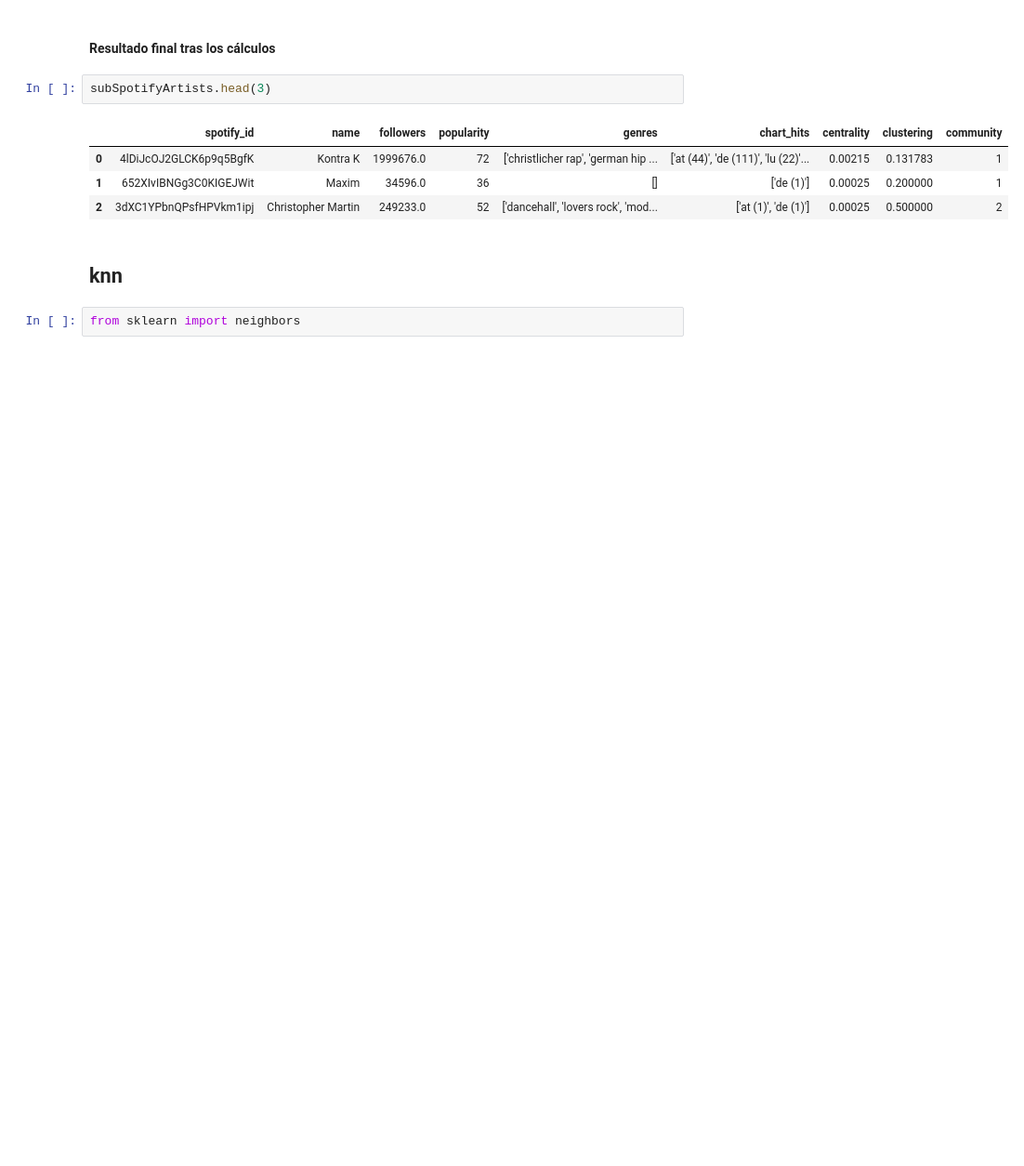
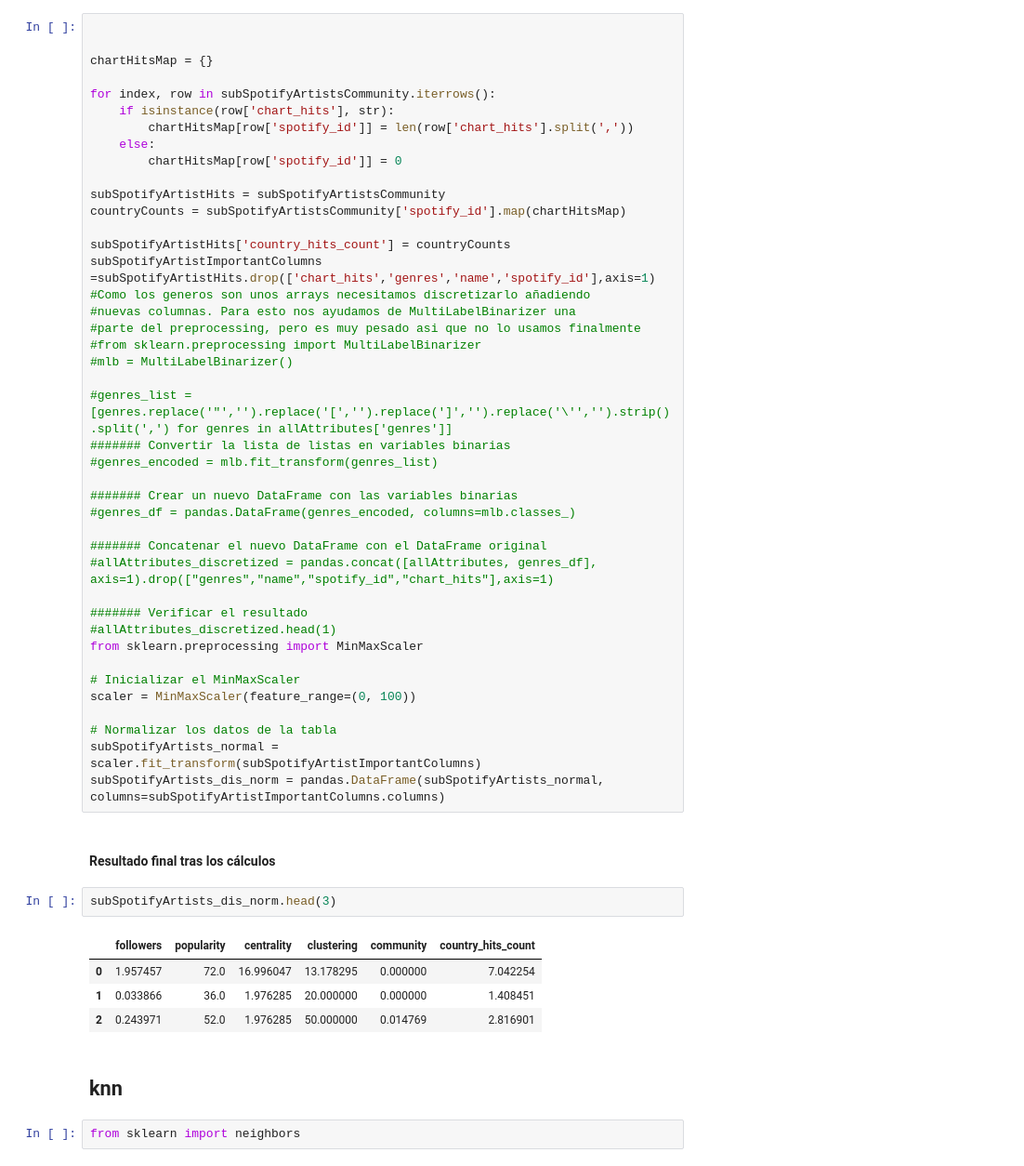
Before and after one commit to JaviFdez7/Relational-Machine-Learning-Article, a Jupyter notebook: src/relational-automatic-learning.ipynb, the cells around one changed output. Shown: that part at 93% size. Cells and saved outputs as stored; diff of their text form; blank space fills up the shorter version.

Commit message:
knn discances charts

```diff
--- a/src/relational-automatic-learning.ipynb
+++ b/src/relational-automatic-learning.ipynb
@@ -229,12 +203,54 @@ print(subSpotifyArtists[['spotify_id', 'centrality', 'clustering', 'community']]
+# %%
+
+
+chartHitsMap = {}
+
+for index, row in subSpotifyArtistsCommunity.iterrows():
+    if isinstance(row['chart_hits'], str):
+        chartHitsMap[row['spotify_id']] = len(row['chart_hits'].split(','))
+    else:
+        chartHitsMap[row['spotify_id']] = 0
+
+subSpotifyArtistHits = subSpotifyArtistsCommunity
+countryCounts = subSpotifyArtistsCommunity['spotify_id'].map(chartHitsMap)
+
+subSpotifyArtistHits['country_hits_count'] = countryCounts
+subSpotifyArtistImportantColumns =subSpotifyArtistHits.drop(['chart_hits','genres','name','spotify_id'],axis=1)
+#Como los generos son unos arrays necesitamos discretizarlo añadiendo
+#nuevas columnas. Para esto nos ayudamos de MultiLabelBinarizer una
+#parte del preprocessing, pero es muy pesado asi que no lo usamos finalmente
+#from sklearn.preprocessing import MultiLabelBinarizer
+#mlb = MultiLabelBinarizer()
+
+#genres_list = [genres.replace('"','').replace('[','').replace(']','').replace('\'','').strip().split(',') for genres in allAttributes['genres']]
+####### Convertir la lista de listas en variables binarias
+#genres_encoded = mlb.fit_transform(genres_list)
+
+####### Crear un nuevo DataFrame con las variables binarias
+#genres_df = pandas.DataFrame(genres_encoded, columns=mlb.classes_)
+
+####### Concatenar el nuevo DataFrame con el DataFrame original
+#allAttributes_discretized = pandas.concat([allAttributes, genres_df], axis=1).drop(["genres","name","spotify_id","chart_hits"],axis=1)
+
+####### Verificar el resultado
+#allAttributes_discretized.head(1)
+from sklearn.preprocessing import MinMaxScaler
+
+# Inicializar el MinMaxScaler
+scaler = MinMaxScaler(feature_range=(0, 100))
+
+# Normalizar los datos de la tabla
+subSpotifyArtists_normal = scaler.fit_transform(subSpotifyArtistImportantColumns)
+subSpotifyArtists_dis_norm = pandas.DataFrame(subSpotifyArtists_normal, columns=subSpotifyArtistImportantColumns.columns)
 # %% [markdown]
 <h4>Resultado final tras los cálculos</h4>
 # %%
-subSpotifyArtists.head(3)
+subSpotifyArtists_dis_norm.head(3)
 # %% [output]
-|  | spotify_id | name | followers | popularity | genres | chart_hits | centrality | clustering | community |
-| 0 | 4lDiJcOJ2GLCK6p9q5BgfK | Kontra K | 1999676.0 | 72 | ['christlicher rap', 'german hip ... | ['at (44)', 'de (111)', 'lu (22)'... | 0.00215 | 0.131783 | 1 |
-| 1 | 652XIvIBNGg3C0KIGEJWit | Maxim | 34596.0 | 36 | [] | ['de (1)'] | 0.00025 | 0.200000 | 1 |
-| 2 | 3dXC1YPbnQPsfHPVkm1ipj | Christopher Martin | 249233.0 | 52 | ['dancehall', 'lovers rock', 'mod... | ['at (1)', 'de (1)'] | 0.00025 | 0.500000 | 2 |
+|  | followers | popularity | centrality | clustering | community | country_hits_count |
+| 0 | 1.957457 | 72.0 | 16.996047 | 13.178295 | 0.000000 | 7.042254 |
+| 1 | 0.033866 | 36.0 | 1.976285 | 20.000000 | 0.000000 | 1.408451 |
+| 2 | 0.243971 | 52.0 | 1.976285 | 50.000000 | 0.014769 | 2.816901 |
 # %% [markdown]
 <h2>knn
 # %%
```
Also changed, not shown: parts of 24 cells of this notebook.
